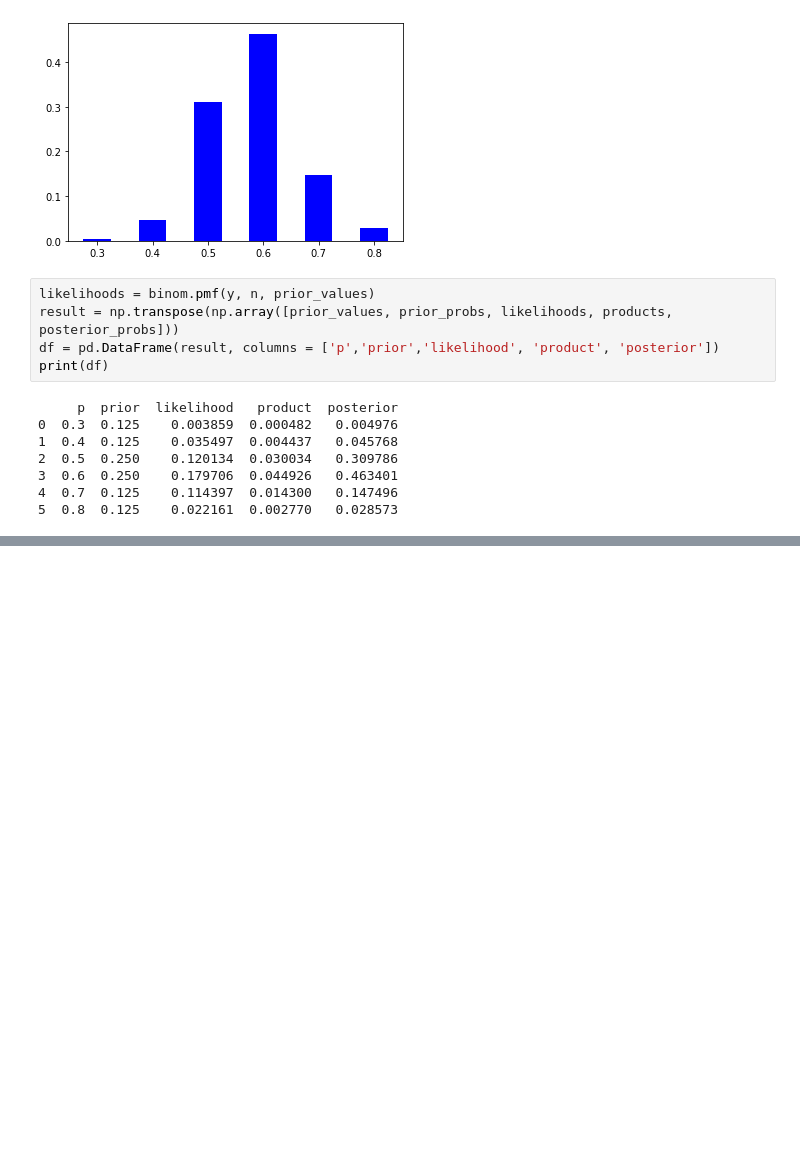
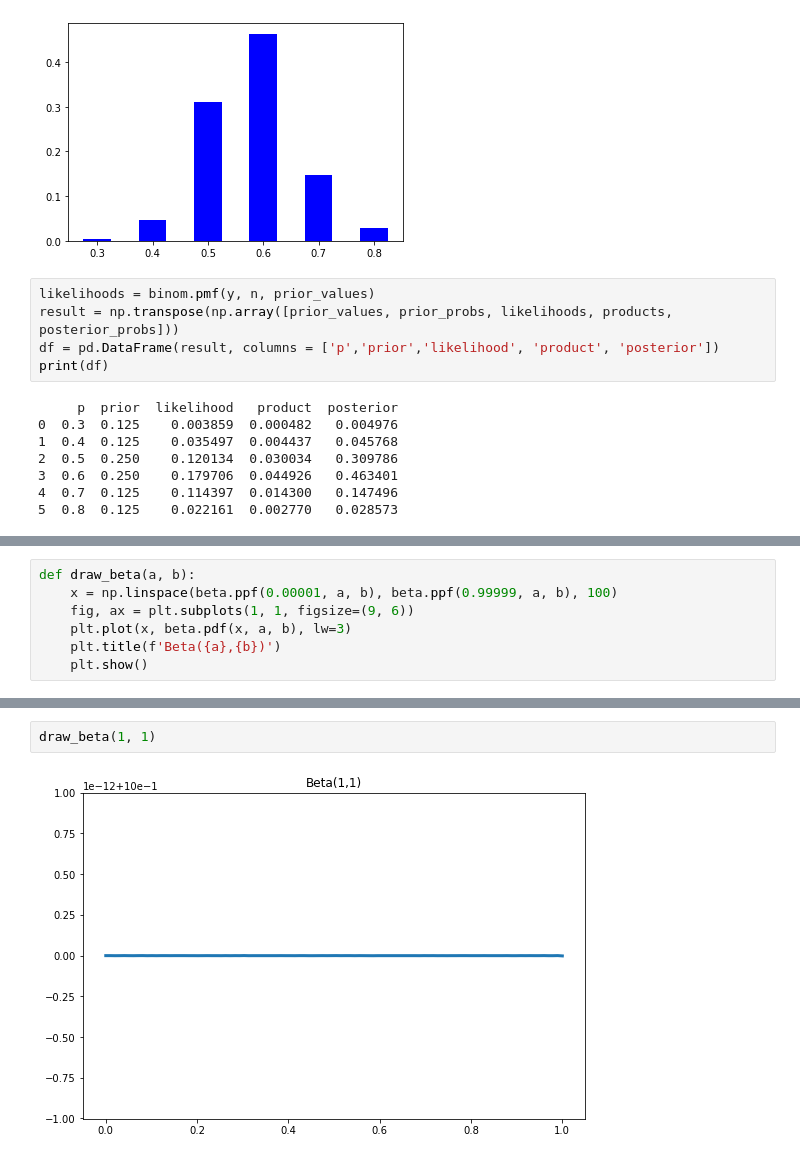
Before and after one commit to alanskye/Bayesian-Statistics, a Jupyter notebook: Lectures/Bayesian_Inference_for_a_Proportion.ipynb, the cells around one changed output, grey strips where cells are left out. Drawn from its saved outputs; the diff is of its cells as text; blank space fills up the shorter version.

```diff
--- a/Lectures/Bayesian_Inference_for_a_Proportion.ipynb
+++ b/Lectures/Bayesian_Inference_for_a_Proportion.ipynb
@@ -98,0 +134,7 @@ print(df)
+# %%
+def draw_beta(a, b):
+    x = np.linspace(beta.ppf(0.00001, a, b), beta.ppf(0.99999, a, b), 100)
+    fig, ax = plt.subplots(1, 1, figsize=(9, 6))
+    plt.plot(x, beta.pdf(x, a, b), lw=3)
+    plt.title(f'Beta({a},{b})')
+    plt.show()
@@ -98,0 +202,4 @@ print(df)
+# %%
+draw_beta(1, 1)
+# %% [output]
+[figure, added]
```
Also changed, not shown: parts of 6 cells of this notebook.
